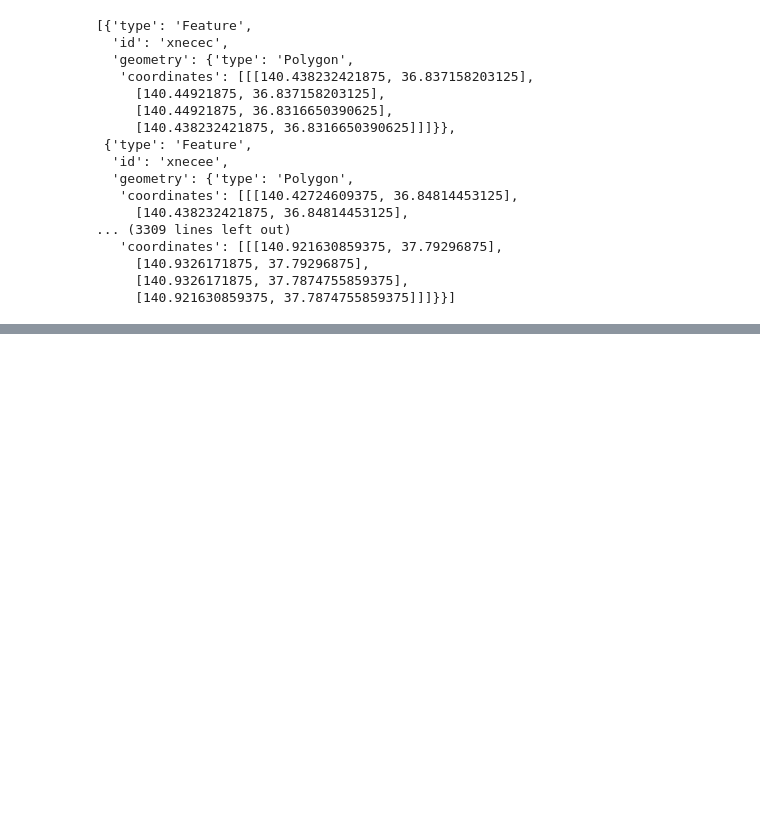
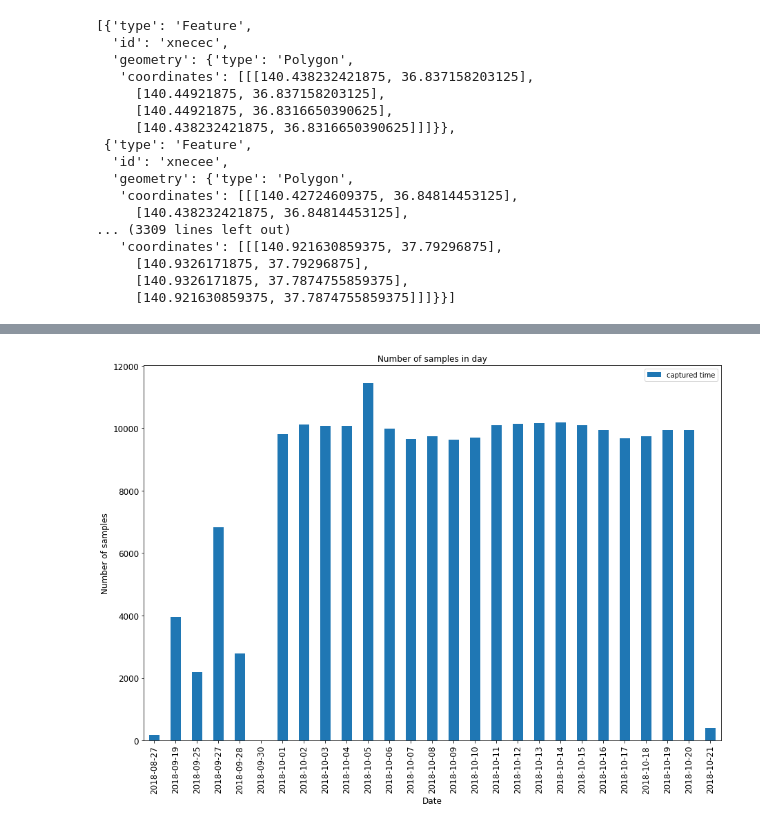
Before and after one commit to PPitson/safecast-data-analysis, a Jupyter notebook: visualization.ipynb, the cells around one changed output, grey strips where cells are left out. Cells and saved outputs as stored; diff of their text form; code cells hidden in the pictures; blank space fills up the shorter version.

Commit message:
Bar charts presenting number of samples per day, mean values and standard deviation

```diff
--- a/visualization.ipynb
+++ b/visualization.ipynb
@@ -102,3 +102,9 @@ m
 [interactive output not drawn]
 # %%
 m.save("map.html")
+# %%
+SAFECAST_DATA_PATH = os.path.join('results', 'fukushima_filtered.csv')
+
+df = pd.read_csv(SAFECAST_DATA_PATH)
+
+df.head()
@@ -104,0 +118,4 @@ m.save("map.html")
+# %%
+df["captured time"] = pd.to_datetime(df["captured time"], errors="coerce")
+df_count = df.groupby(df['captured time'].dt.date).count()[["captured time"]]
+df_count
@@ -104,0 +141,9 @@ m.save("map.html")
+# %%
+import matplotlib.pyplot as plt
+
+ax = df_count.plot(kind='bar', title = 'Number of samples in day', figsize=(15, 10), legend=True, fontsize=12)
+ax.set_xlabel("Date", fontsize=12)
+ax.set_ylabel("Number of samples", fontsize=12)
+plt.show()
+# %% [output]
+[figure, added]
```
Also changed, not shown: parts of 7 cells of this notebook.
